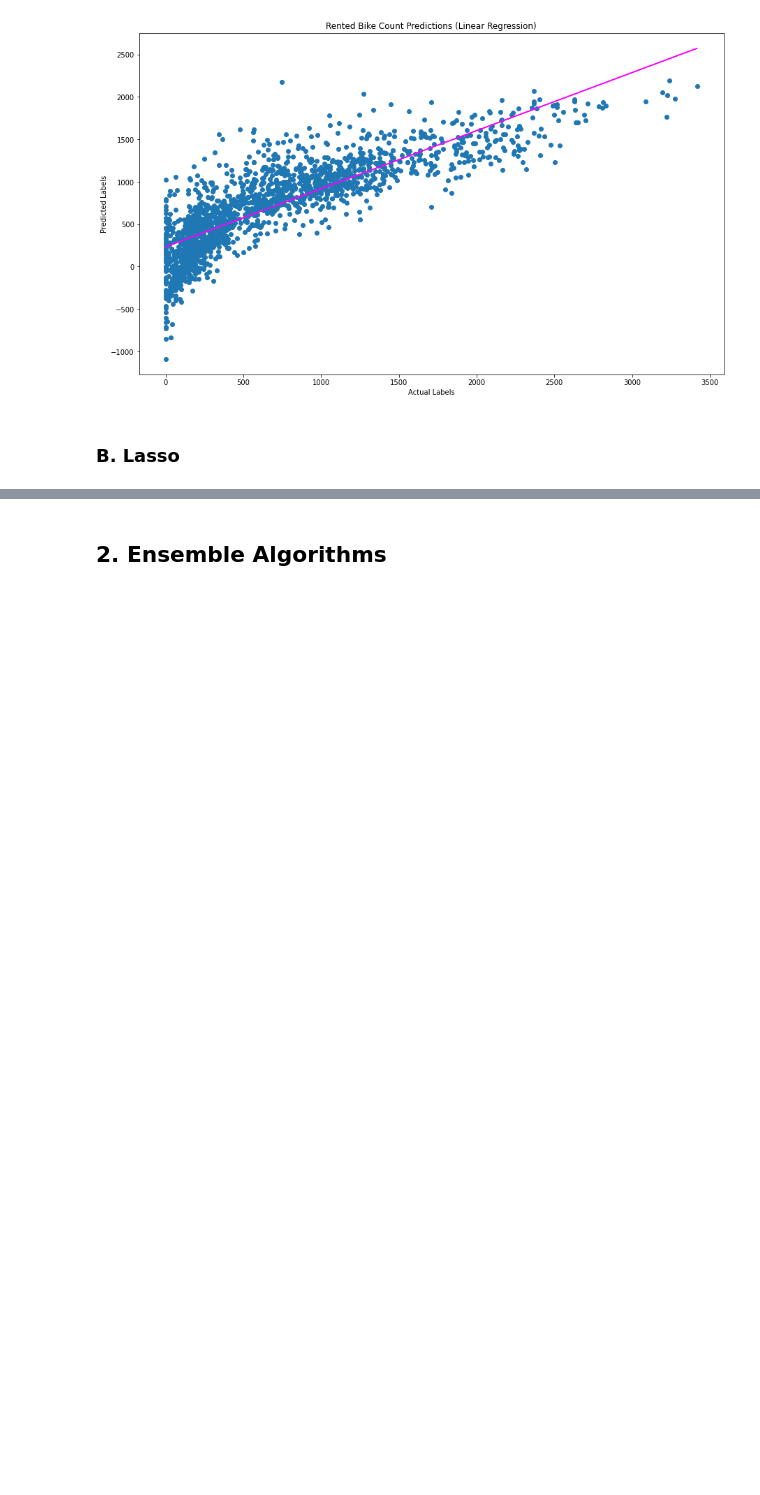
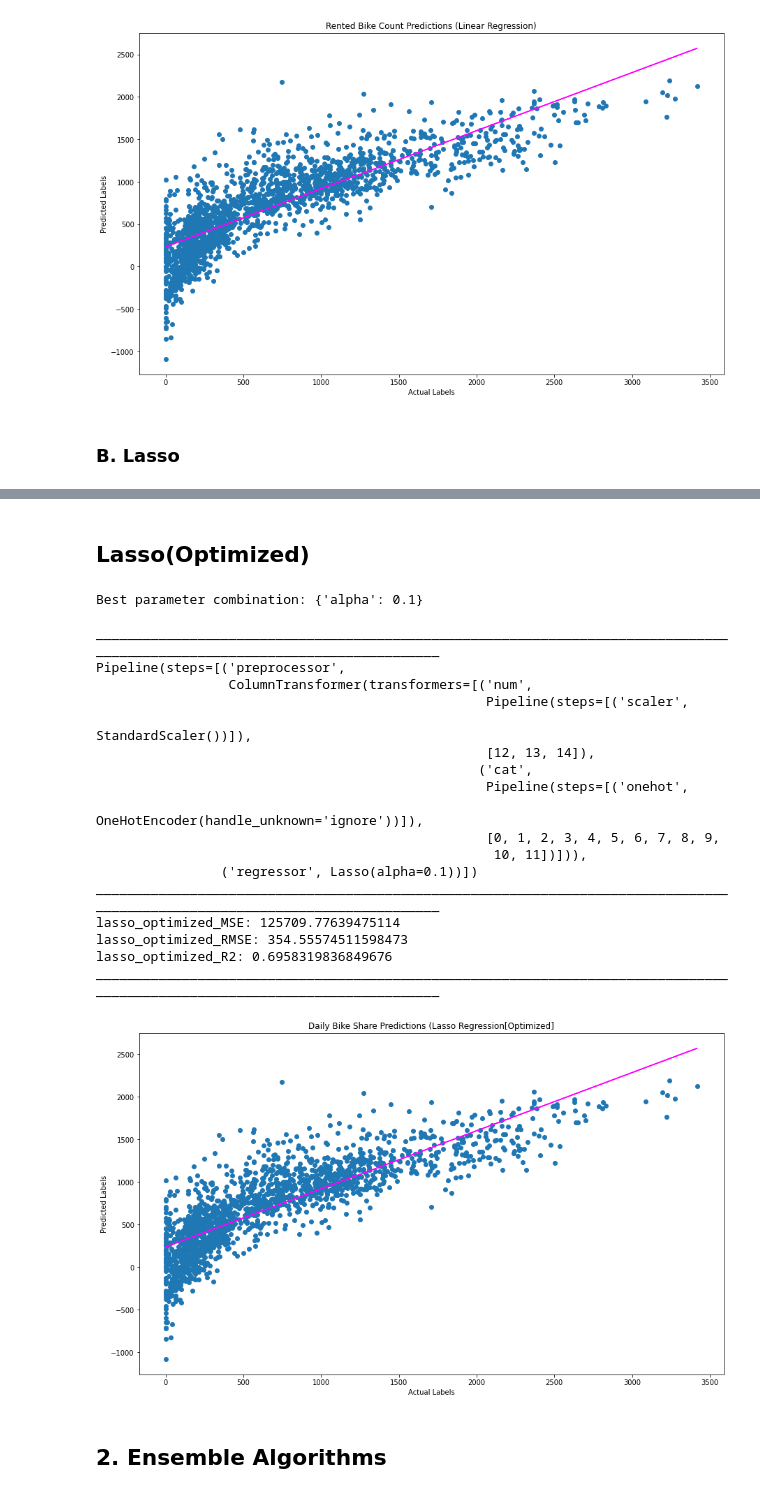
Before and after one commit to shubhpanchal/BikeSharing, a Jupyter notebook: Bike_Sharing_Demand_Prediction.ipynb, the cells around one changed output, grey strips where cells are left out. Saved outputs shown, nothing was run; the diff lists cells and outputs as text; code cells hidden in the pictures; blank space fills up the shorter version.

```diff
--- a/Bike_Sharing_Demand_Prediction.ipynb
+++ b/Bike_Sharing_Demand_Prediction.ipynb
@@ -567,3 +567,74 @@ ________________________________________________________________________________
+# %% [markdown]
+## Lasso(Optimized)
+# %%
+from sklearn.model_selection import GridSearchCV
+from sklearn.metrics import make_scorer, r2_score
+
+# Defining algorithms and Parameter
+alg = Lasso()
+parameters = {'alpha':[1e-15,1e-13,1e-10,1e-8,1e-5,1e-4,1e-3,1e-2,1e-1,1,5,10,20,30,40,45,50,55,60,100]}
+score = make_scorer(r2_score)
+lasso_gridsearch = GridSearchCV(alg,parameters,scoring=score,cv=3, return_train_score=True)
+
+# Find the best hyperparameter combination to optimize the R2 metric
+lasso_gsc_pipeline = Pipeline(steps=[('preprocessor',preprocessor),
+                                     ('regressor', lasso_gridsearch)])
+lasso_gsc_model = lasso_gsc_pipeline.fit(X_train,(y_train))
+print("Best parameter combination:", lasso_gridsearch.best_params_, "\n")
+
+# Get the best model
+lasso_gridsearch_model=lasso_gridsearch.best_estimator_
+print('_'*125)
+
+# Training the model with best optimizers
+lasso_optimized_pipeline = Pipeline(steps=[('preprocessor',preprocessor),
+                                           ('regressor', lasso_gridsearch_model)])
+lasso_optimized_model = lasso_optimized_pipeline.fit(X_train,(y_train))
+print(lasso_optimized_model)
+print('_'*125)
+
+# Evaluate the model using the test data
+lasso_optimized_predictions = lasso_optimized_model.predict(X_test)
+lasso_optimized_mse = mean_squared_error(y_test, lasso_optimized_predictions)
+print("lasso_optimized_MSE:", lasso_optimized_mse)
+lasso_optimized_rmse = np.sqrt(lasso_optimized_mse)
+print("lasso_optimized_RMSE:", lasso_optimized_rmse)
+lasso_optimized_r2 = r2_score(y_test, lasso_optimized_predictions)
+print("lasso_optimized_R2:", lasso_optimized_r2)
+print('_'*125)
+
+# Plot predicted vs actual
+plt.figure(figsize=(15,9))
+plt.scatter(y_test, lasso_optimized_predictions)
+plt.xlabel('Actual Labels')
+plt.ylabel('Predicted Labels')
+plt.title('Daily Bike Share Predictions (Lasso Regression[Optimized]')
+# overlay the regression line
+z = np.polyfit(y_test, lasso_optimized_predictions, 1)
+p = np.poly1d(z)
+plt.plot(y_test,p(y_test), color='magenta')
+plt.show()
+# %% [output]
+Best parameter combination: {'alpha': 0.1}
+
+_____________________________________________________________________________________________________________________________
+Pipeline(steps=[('preprocessor',
+                 ColumnTransformer(transformers=[('num',
+                                                  Pipeline(steps=[('scaler',
+                                                                   StandardScaler())]),
+                                                  [12, 13, 14]),
+                                                 ('cat',
+                                                  Pipeline(steps=[('onehot',
+                                                                   OneHotEncoder(handle_unknown='ignore'))]),
+                                                  [0, 1, 2, 3, 4, 5, 6, 7, 8, 9,
+                                                   10, 11])])),
+                ('regressor', Lasso(alpha=0.1))])
+_____________________________________________________________________________________________________________________________
+lasso_optimized_MSE: 125709.77639475114
+lasso_optimized_RMSE: 354.55574511598473
+lasso_optimized_R2: 0.6958319836849676
+_____________________________________________________________________________________________________________________________
+[figure, added]
 # %% [markdown]
 ## 2. Ensemble Algorithms
 # %% [markdown]
```
Also changed, not shown: parts of 11 cells of this notebook.
